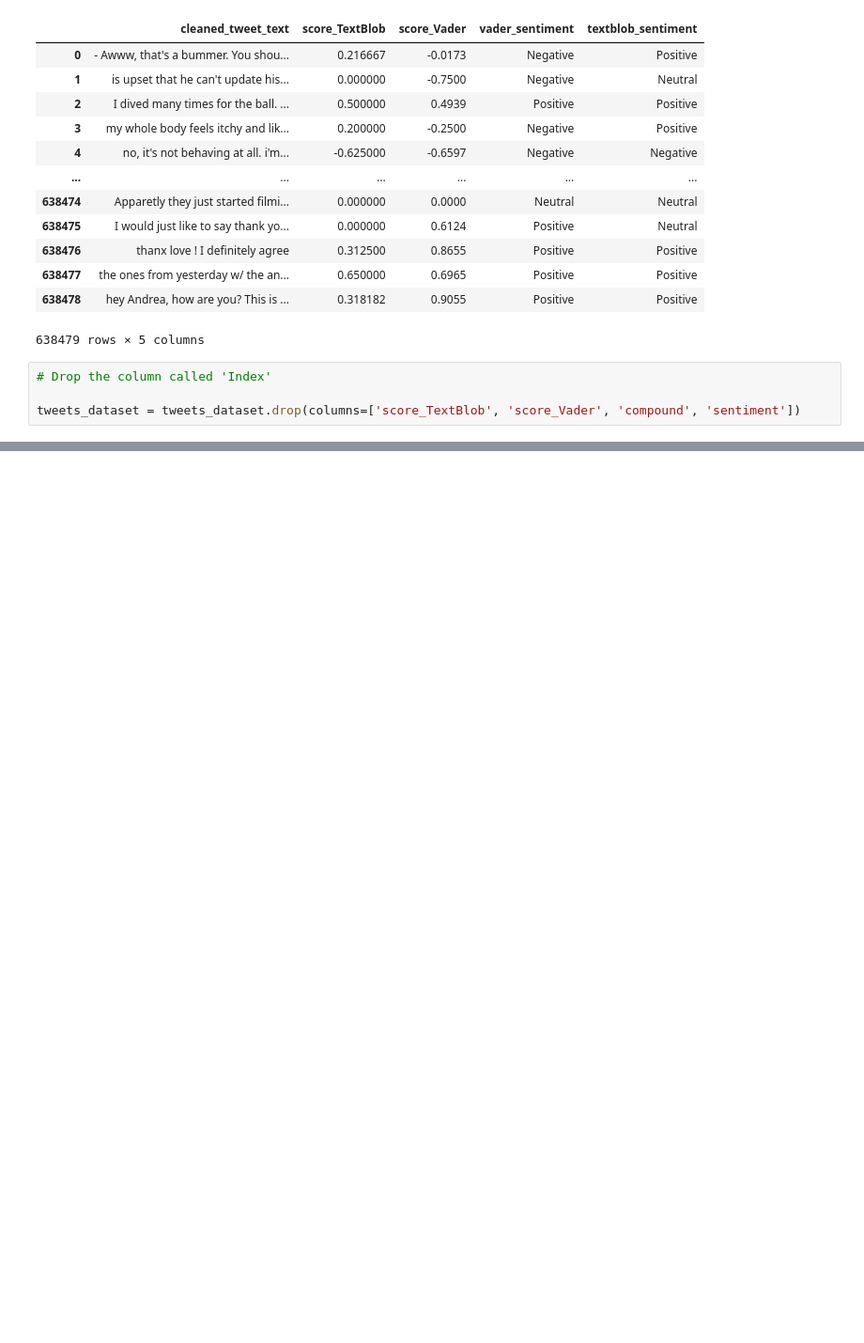
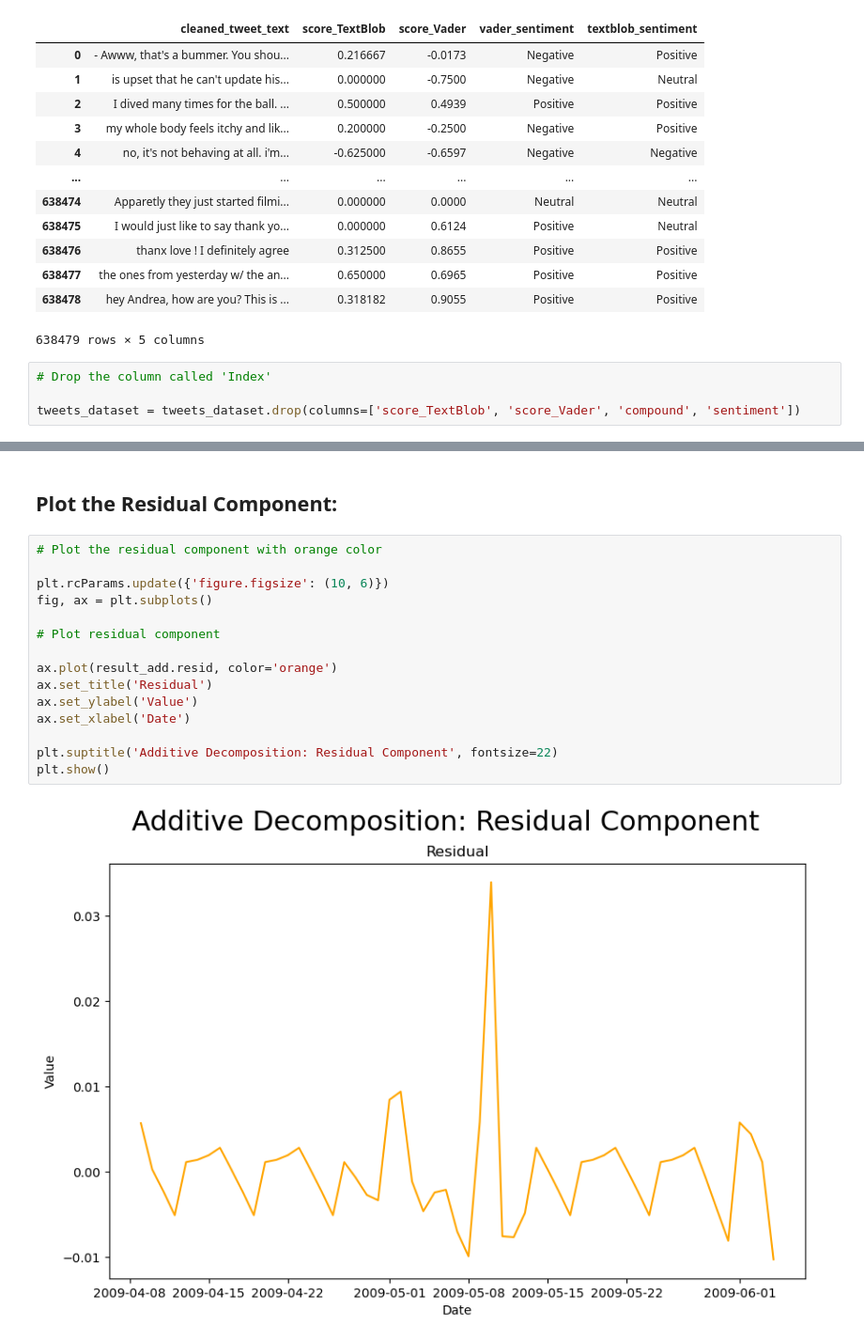
Before and after one commit to 2014222-student-cct-ie/2024--Semester-2--CA2, a Jupyter notebook: Part 2- 2014222 - Semester 2 CA-02 -May 2024-.ipynb, the cells around one changed output, grey strips where cells are left out. Shown: that part at 94% size. Saved outputs shown, nothing was run; the diff lists cells and outputs as text; blank space fills up the shorter version.

```diff
--- a/Part 2- 2014222 - Semester 2 CA-02 -May 2024-.ipynb
+++ b/Part 2- 2014222 - Semester 2 CA-02 -May 2024-.ipynb
@@ -378,0 +560,19 @@ tweets_dataset.to_csv('sentiment_score_and_labeled_tweets.csv', index=False)
+# %% [markdown]
+## Plot the Residual Component:
+# %%
+# Plot the residual component with orange color
+
+plt.rcParams.update({'figure.figsize': (10, 6)})
+fig, ax = plt.subplots()
+
+# Plot residual component
+
+ax.plot(result_add.resid, color='orange')
+ax.set_title('Residual')
+ax.set_ylabel('Value')
+ax.set_xlabel('Date')
+
+plt.suptitle('Additive Decomposition: Residual Component', fontsize=22)
+plt.show()
+# %% [output]
+[figure, added]
```
Also changed, not shown: parts of 43 cells of this notebook.
